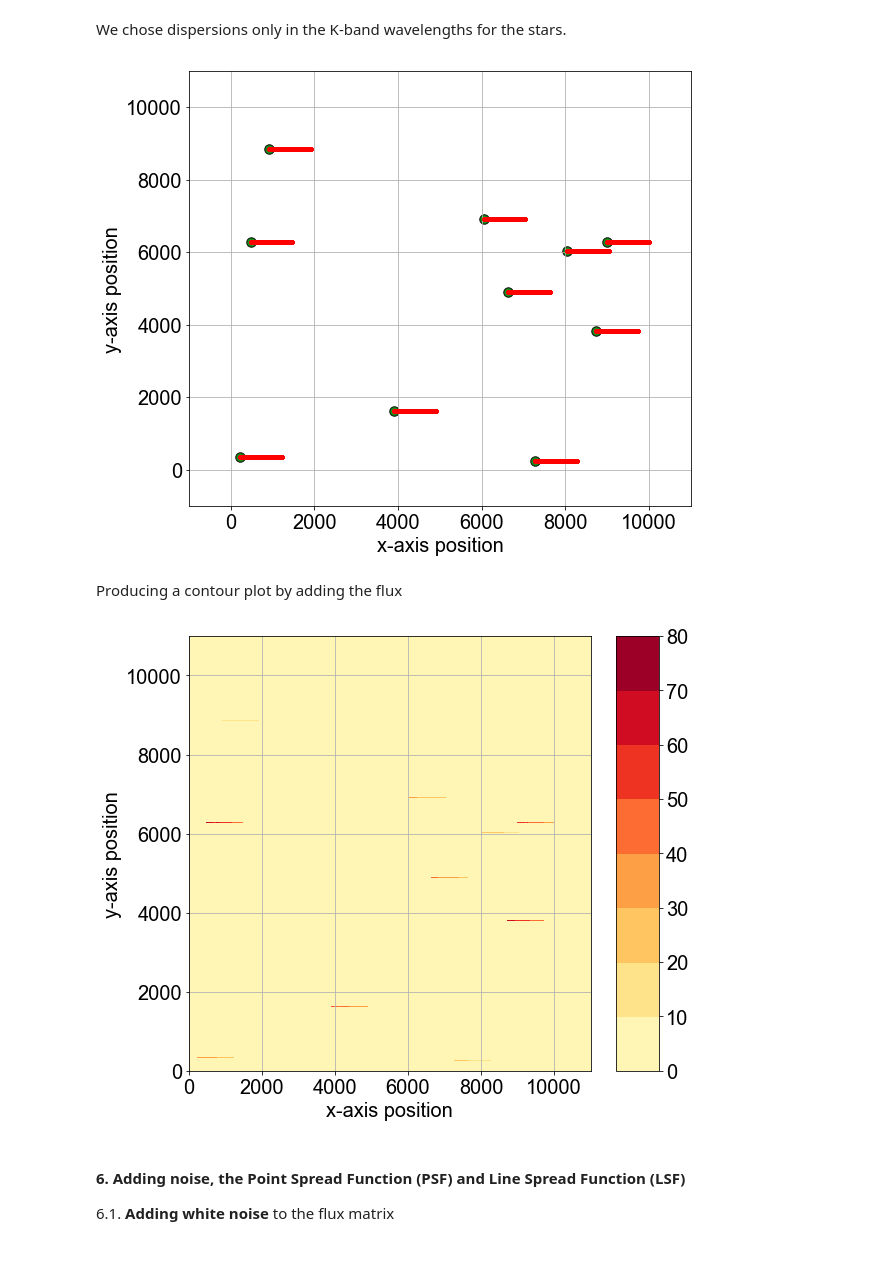
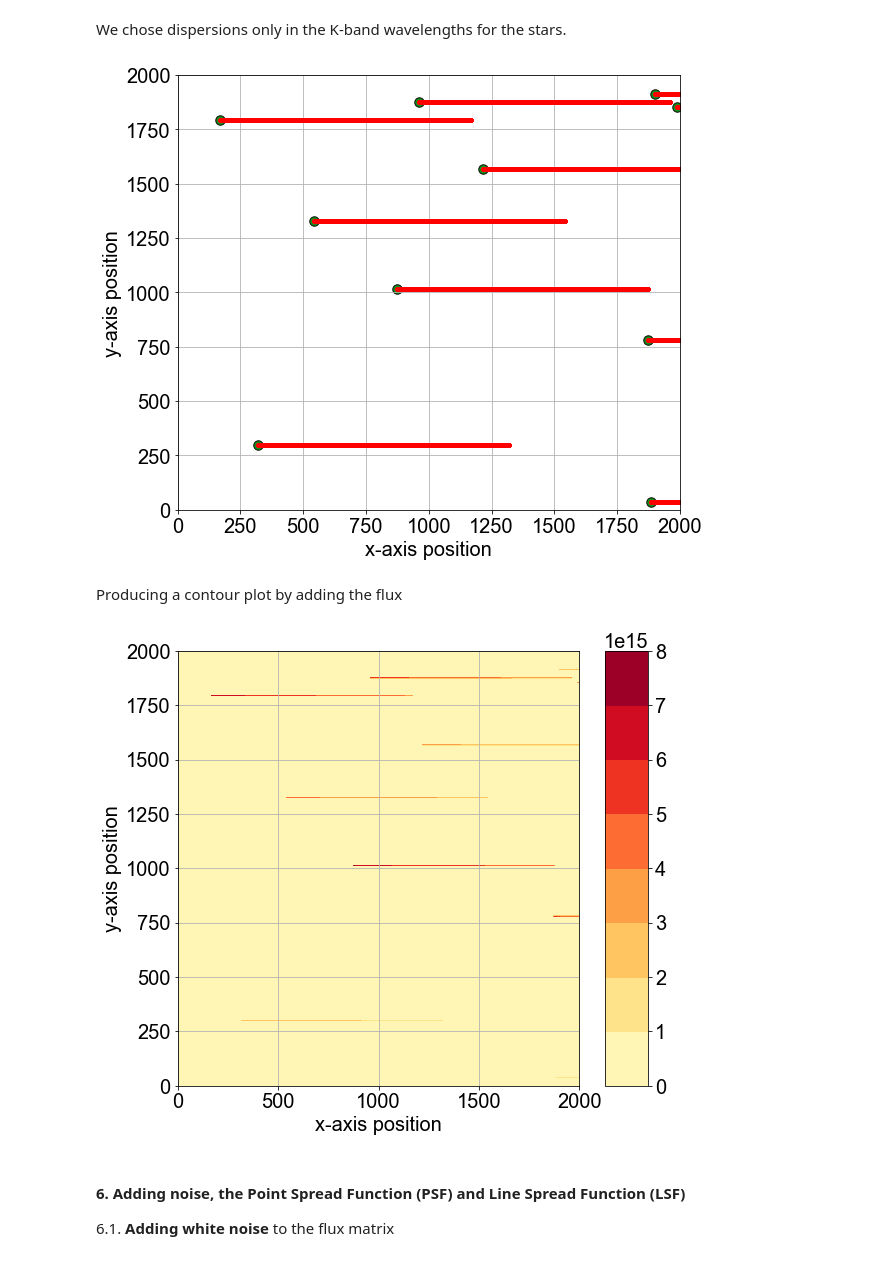
Before and after one commit to SoumyaShreeram/Slitless_spectroscopy, a Jupyter notebook: 01_Simulating_Spectra.ipynb, the cells around one changed output. Saved outputs shown, nothing was run; the diff lists cells and outputs as text; code cells hidden in the pictures.

```diff
--- a/01_Simulating_Spectra.ipynb
+++ b/01_Simulating_Spectra.ipynb
@@ -56,7 +65,7 @@ data_dir = os.path.join(current_dir, "Data")
 
 # number of stars and generating their random positions
 num_stars = 10
-l_pix, u_pix = 0, 10000
+l_pix, u_pix = 0, 2000
 x_pos = ss.generateRandInt(l_pix, u_pix, num_stars)
 y_pos = ss.generateRandInt(l_pix, u_pix, num_stars)
 
@@ -155,21 +178,24 @@ fig, ax = plt.subplots(1,1,figsize=(9,8))
 
 # plotting the stars
 ax.scatter(x_pos, y_pos, s=90, c="g", alpha=0.9, marker="o", edgecolors='k')
-ss.setLabel(ax, 'x-axis position', 'y-axis position', '', [l_pix-disperse_range, u_pix+disperse_range], [l_pix-disperse_range, u_pix+disperse_range], legend=False)
+pt.setLabel(ax, 'x-axis position', 'y-axis position', '', [l_pix, u_pix], \
+            [l_pix, u_pix], legend=False)
 
 # dispersing them in the k-band
-x_disperse, y_disperse = ss.disperseStars(x_pos, y_pos, disperse_range, waves_k, ax, dispersion_angle)
+x_disperse, y_disperse = ss.disperseStars(x_pos, y_pos, disperse_range, waves_k, ax, \
+                                          dispersion_angle)
 # %% [output]
-[figure, old version]
+[figure, new version]
 # %% [markdown]
 Producing a contour plot by adding the flux
 # %%
-flux_matrix2D = np.empty((u_pix+disperse_range, u_pix+disperse_range))
-flux_matrix2D = ss.construct2DFluxMatrix(flux_matrix2D, y_disperse, x_disperse, flux_k2D, u_pix, disperse_range)
+flux_matrix2D = np.empty((u_pix, u_pix))
+flux_matrix2D = ss.construct2DFluxMatrix(flux_matrix2D, y_disperse, x_disperse,\
+                                         flux_k2D, u_pix)
 # %%
-ss.plotContour(l_pix, u_pix, disperse_range, flux_matrix2D)
+pt.plotContour(l_pix, u_pix, flux_matrix2D)
 # %% [output]
-[figure, old version]
+[figure, new version]
 # %% [markdown]
 #### 6. Adding noise, the Point Spread Function (PSF) and Line Spread Function (LSF)
 
```
Also changed, not shown: parts of 17 cells of this notebook, 3 other files.
